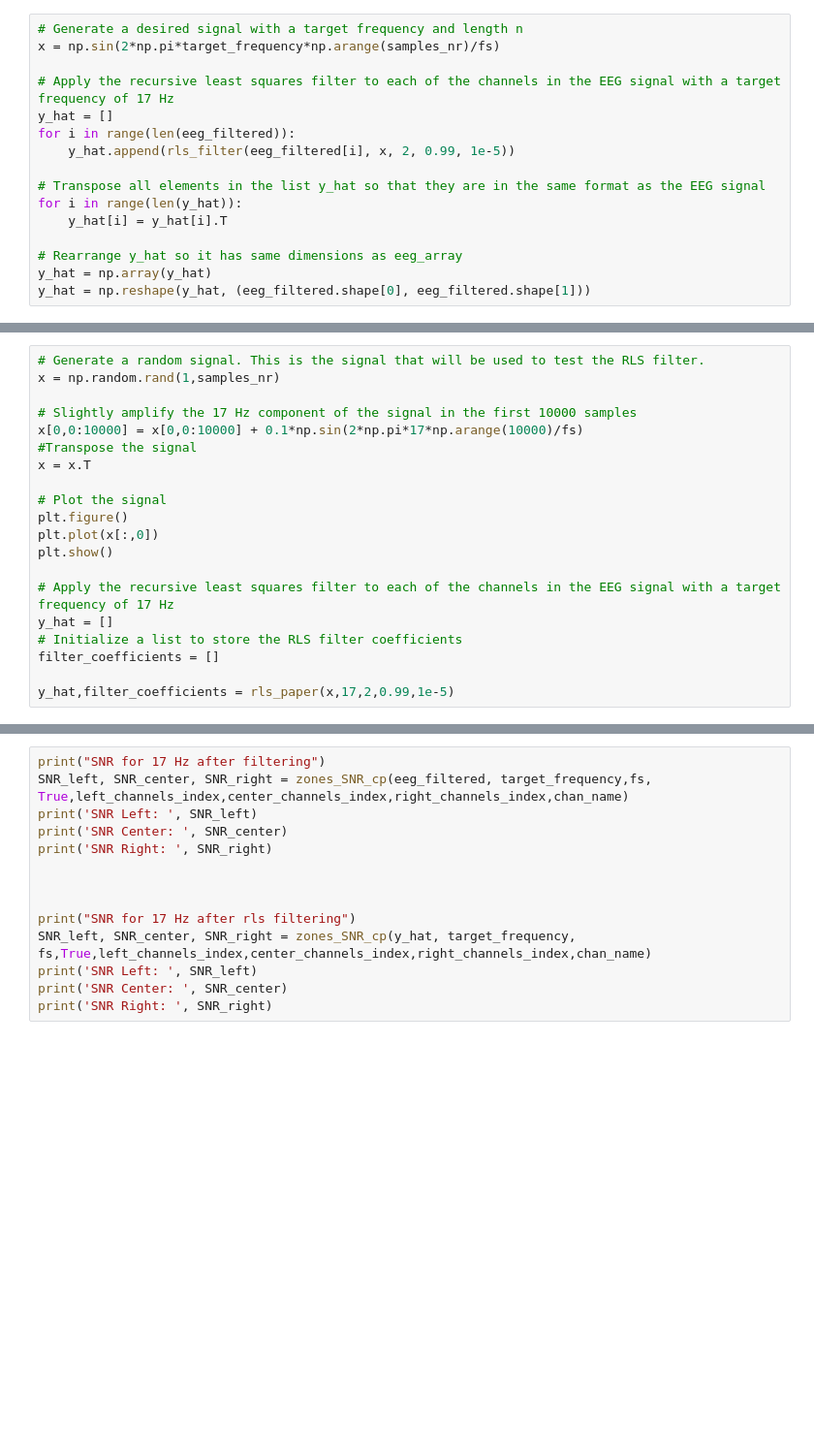
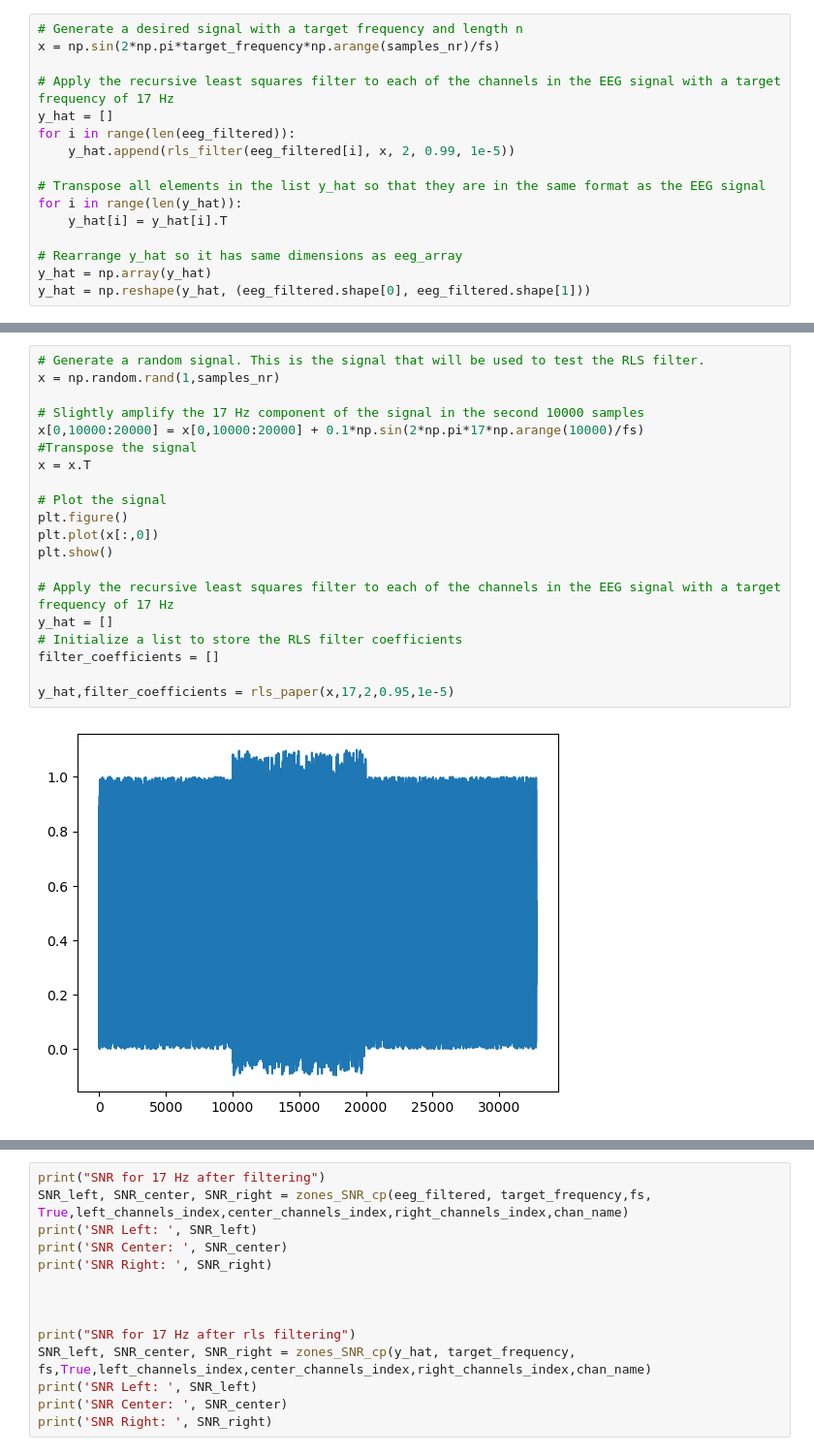
Before and after one commit to alken01/BCI, a Jupyter notebook: recursivefilter.ipynb, the cells around one changed output, grey strips where cells are left out. Shown at 97% size. Drawn from its saved outputs; the diff is of its cells as text; blank space fills up the shorter version.

```diff
--- a/recursivefilter.ipynb
+++ b/recursivefilter.ipynb
@@ -364,20 +362,22 @@ plt.show()
 # %%
 # Generate a random signal. This is the signal that will be used to test the RLS filter.
 x = np.random.rand(1,samples_nr)
 
-# Slightly amplify the 17 Hz component of the signal in the first 10000 samples
-x[0,0:10000] = x[0,0:10000] + 0.1*np.sin(2*np.pi*17*np.arange(10000)/fs)
+# Slightly amplify the 17 Hz component of the signal in the second 10000 samples
+x[0,10000:20000] = x[0,10000:20000] + 0.1*np.sin(2*np.pi*17*np.arange(10000)/fs)
 #Transpose the signal
 x = x.T
 
 # Plot the signal
 plt.figure()
 plt.plot(x[:,0])
 plt.show()
 
 # Apply the recursive least squares filter to each of the channels in the EEG signal with a target frequency of 17 Hz
 y_hat = []
 # Initialize a list to store the RLS filter coefficients
 filter_coefficients = []
 
-y_hat,filter_coefficients = rls_paper(x,17,2,0.99,1e-5)
+y_hat,filter_coefficients = rls_paper(x,17,2,0.95,1e-5)
+# %% [output]
+[figure, added]
```
Also changed, not shown: parts of 7 cells of this notebook.
